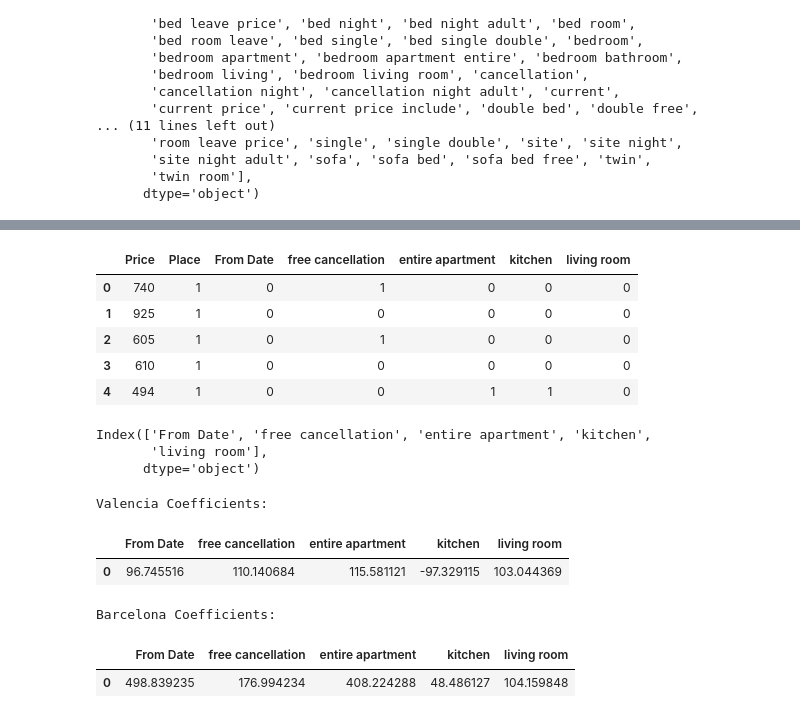
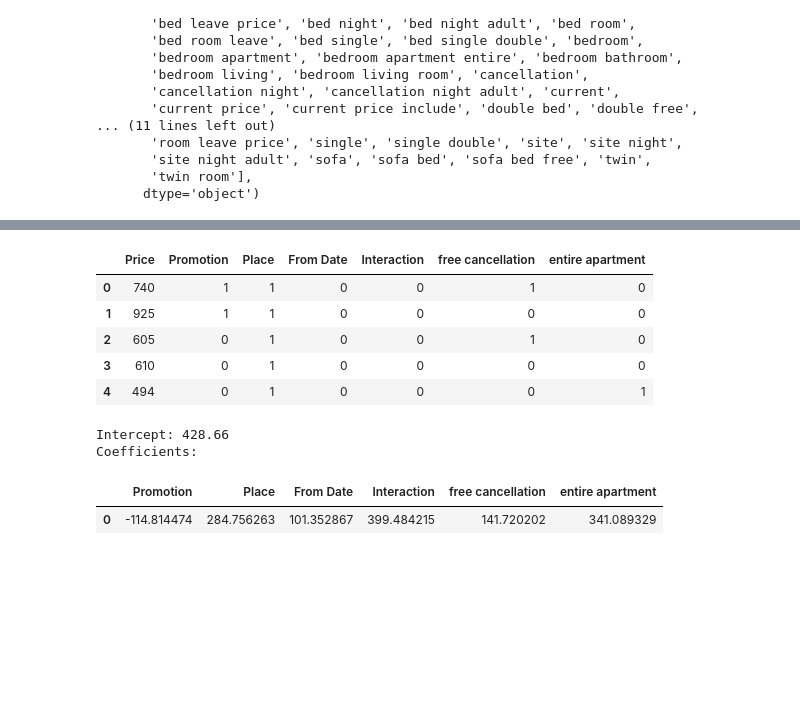
Before and after one commit to ruimaciell/Intro_NLP_PS1, a Jupyter notebook: Regression.ipynb, the cells around one changed output, grey strips where cells are left out. Saved outputs shown, nothing was run; the diff lists cells and outputs as text; code cells hidden in the pictures; blank space fills up the shorter version.

```diff
--- a/Regression.ipynb
+++ b/Regression.ipynb
@@ -174,2 +164,6 @@ Feature names seen at fit time, yet now missing:
 # %% [markdown]
 ## Difference In Difference Estimator:
+# %%
+df["Interaction"] = df["Place"] * df["From Date"]
+
+regress3 = df.drop(["Ratings", "Promotion", "Description"], axis = 1)
@@ -207,5 +248,7 @@ Index(['adult original', 'adult original price', 'apartment',
        'twin room'],
       dtype='object')
 # %%
-choosen_variables = ["free cancellation","entire apartment", "kitchen", "living room"]
+choosen_variables = ["free cancellation","entire apartment"]
 text_features = dtm[choosen_variables]
+
+colnames = list(df.columns)+ list(text_features.columns)
@@ -240,10 +268,11 @@ df_text.head()
 # %%
-final_df = df_text.drop(["Description","Ratings","Promotion"], axis= 1)
+final_df = df_text.drop(["Description","Ratings"], axis= 1)
+final_df['Promotion'] = final_df['Promotion'].apply(lambda x: 1 if pd.notna(x) else 0).astype(int)
 final_df.head()
 # %% [output]
-|  | Price | Place | From Date | free cancellation | entire apartment | kitchen | living room |
-| 0 | 740 | 1 | 0 | 1 | 0 | 0 | 0 |
-| 1 | 925 | 1 | 0 | 0 | 0 | 0 | 0 |
-| 2 | 605 | 1 | 0 | 1 | 0 | 0 | 0 |
-| 3 | 610 | 1 | 0 | 0 | 0 | 0 | 0 |
-| 4 | 494 | 1 | 0 | 0 | 1 | 1 | 0 |
+|  | Price | Promotion | Place | From Date | Interaction | free cancellation | entire apartment |
+| 0 | 740 | 1 | 1 | 0 | 0 | 1 | 0 |
+| 1 | 925 | 1 | 1 | 0 | 0 | 0 | 0 |
+| 2 | 605 | 0 | 1 | 0 | 0 | 1 | 0 |
+| 3 | 610 | 0 | 1 | 0 | 0 | 0 | 0 |
+| 4 | 494 | 0 | 1 | 0 | 0 | 0 | 1 |
@@ -258,32 +279,14 @@ valY = valRegress["Price"]
-# %%
-valX.columns
-# %% [output]
-Index(['From Date', 'free cancellation', 'entire apartment', 'kitchen',
-       'living room'],
-      dtype='object')
-# %%
-lrVal = LinearRegression()
-lrVal.fit(valX, valY)
-
-coefsVal = pd.DataFrame(lrVal.coef_).T
-coefsVal.columns = valX.columns
-
-print("Valencia Coefficients:")
-coefsVal
-# %% [output]
-Valencia Coefficients:
-|  | From Date | free cancellation | entire apartment | kitchen | living room |
-| 0 | 96.745516 | 110.140684 | 115.581121 | -97.329115 | 103.044369 |
-# %%
-lrBcn = LinearRegression()
-lrBcn.fit(bcnX, bcnY)
-
-coefsBcn = pd.DataFrame(lrBcn.coef_).T
-coefsBcn.columns = bcnX.columns
-
-print("Barcelona Coefficients:")
-coefsBcn
-# %% [output]
-Barcelona Coefficients:
-|  | From Date | free cancellation | entire apartment | kitchen | living room |
-| 0 | 498.839235 | 176.994234 | 408.224288 | 48.486127 | 104.159848 |
+# %%
+model4 = LinearRegression()
+model4.fit(final_df.iloc[:,1:], final_df["Price"])
+coefs = pd.DataFrame(model4.coef_).T
+coefs.columns = final_df.columns[1:]
+
+print(f'Intercept: {round(model4.intercept_,2)}')
+print(r'Coefficients:')
+coefs
+# %% [output]
+Intercept: 428.66
+Coefficients:
+|  | Promotion | Place | From Date | Interaction | free cancellation | entire apartment |
+| 0 | -114.814474 | 284.756263 | 101.352867 | 399.484215 | 141.720202 | 341.089329 |
```
Also changed, not shown: parts of 16 cells of this notebook.
